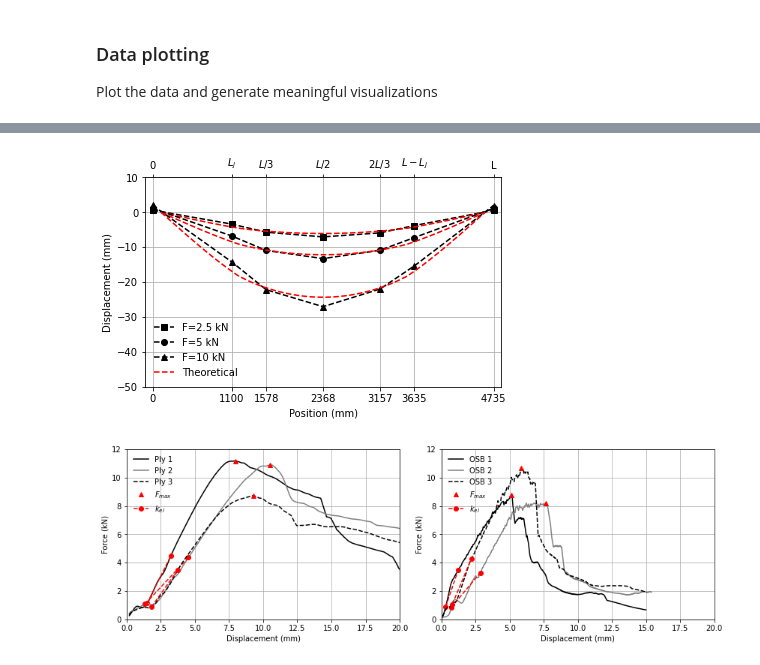
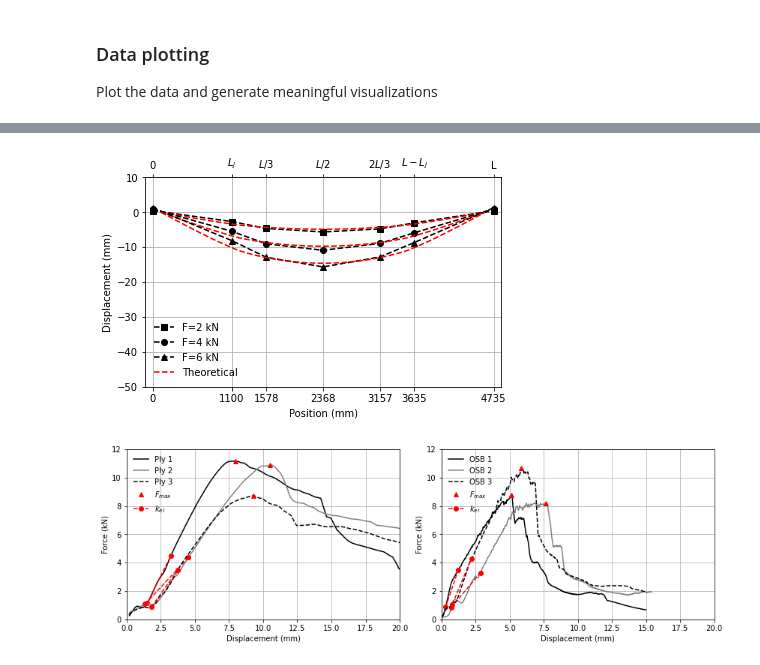
Before and after one commit to gabrielegranello/OSB_beam_testing, a Jupyter notebook: beam_postprocessing.ipynb, the cells around one changed output, grey strips where cells are left out. Cells and saved outputs as stored; diff of their text form; code cells hidden in the pictures.

Commit message:
add new plot

```diff
--- a/beam_postprocessing.ipynb
+++ b/beam_postprocessing.ipynb
@@ -101,10 +101,10 @@ class beam_with_rotsprings():
 ### Load the data
 # %%
 # Load the raw data
-input_file_paths=["S/S_1.CSV","S/S_2.CSV"]; # strucutre of the input file
-test_labels=["S_1","S_2"]; # labels for the tests
-Channels_of_interest=[1,2,3,4,5,6,7,8,9]; # only load these channels from the file
-header_names=['Force (kN)','Disp_actuator (mm)','Pot_4 (mm)','Pot_5 (mm)','Pot_6 (mm)','Pot_7 (mm)','Pot_8 (mm)','Pot_9 (mm)','Pot_10 (mm)',]; # headers and units of each experimental channel
+input_file_paths=["S/S_1.CSV","S/S_3.CSV","XXS/XXS-1.CSV","XXS/XXS-2.CSV","XXS/XXS-3.CSV"]; # strucutre of the input file
+test_labels=["S-1","S-3","XXS-1","XXS-2","XXS-3"]; # labels for the tests
+Channels_of_interest=[1,2,3,4,5,6,7,8,9,16]; # only load these channels from the file
+header_names=['Force_old (kN)','Disp_actuator (mm)','Pot_4 (mm)','Pot_5 (mm)','Pot_6 (mm)','Pot_7 (mm)','Pot_8 (mm)','Pot_9 (mm)','Pot_10 (mm)','Force (kN)']; # headers and units of each experimental channel
 experiment_dictionary={}; # create the empty dictionary
 
 for i,(data_path,label) in enumerate(zip(input_file_paths,test_labels)):
@@ -162,6 +190,6 @@ fig.savefig(name,dpi=400)
 # %%
 # plot the deflected shape
-force_values_to_plot=[2.5,5,10]; # force values to plot the deflected shape
+force_values_to_plot=[2,4,6]; # force values to plot the deflected shape
 test_to_plot='S_1'; # name of the test to plot
 b_test=1461; # distance between the support and point of application of the force in mm
 plot_analytical_solution=True; # choose if plotting the analytical solution or not
@@ -183,35 +211,35 @@ potentiometers_location_numeric=[0,1100,1578.33,2367.5,3156.67,3635,4735]; # loc
 potentiometers_location_labels=[0,r'$L_j$',r'$L/3$',r'$L/2$',r'$2L/3$',r'$L-L_j$','L']
 color_list=['k']*4;
 line_list=['--']*4;
 symbol_list=['s','o','^','d'];
 fig,ax=plt.subplots()
 for i,(shape,F,c,l,s,s_theory) in enumerate(zip(test.deflected_shape,test.deflected_shape_forces,color_list,line_list,symbol_list,beams_theoretical)):
     ax.plot(potentiometers_location_numeric,-np.array(shape),c+l+s,label='F='+str(F)+' kN')
     if plot_analytical_solution:
         if i!=len(test.deflected_shape_forces)-1:
             ax.plot(s_theory.x+117.5,s_theory.v,'r--')
         else:
             ax.plot(s_theory.x+117.5,s_theory.v,'r--',label='Theoretical')
 
 x_delta_plot=100;
 ax.grid()
 ax.legend(loc="lower left",framealpha=0.0)
 ax.set_xlim([potentiometers_location_numeric[0]-x_delta_plot,potentiometers_location_numeric[-1]+x_delta_plot])
 ax.set_xticks(potentiometers_location_numeric)
 
 secax = ax.secondary_xaxis('top')
 secax.set_xticks(potentiometers_location_numeric)
 secax.set_xticklabels(potentiometers_location_labels)
 
 ax.set_ylim([-50,10])
 ax.set_xlabel('Position (mm)')
 ax.set_ylabel('Displacement (mm)')
 fig.set_size_inches(fig_w/2.54,fig_h/2.54)
 fig.tight_layout()
-name=output_folder+'deflected_shape.png'
+name=output_folder+test_to_plot+'_deflected_shape.png'
 fig.savefig(name,dpi=400)
 # %% [output]
-[figure, old version]
+[figure, new version]
 # %%
 # output_folder="Figures/";
 # x_label_plot='Displacement (mm)'; # labelling of the x axis
```
Also changed, not shown: parts of 3 cells of this notebook.
